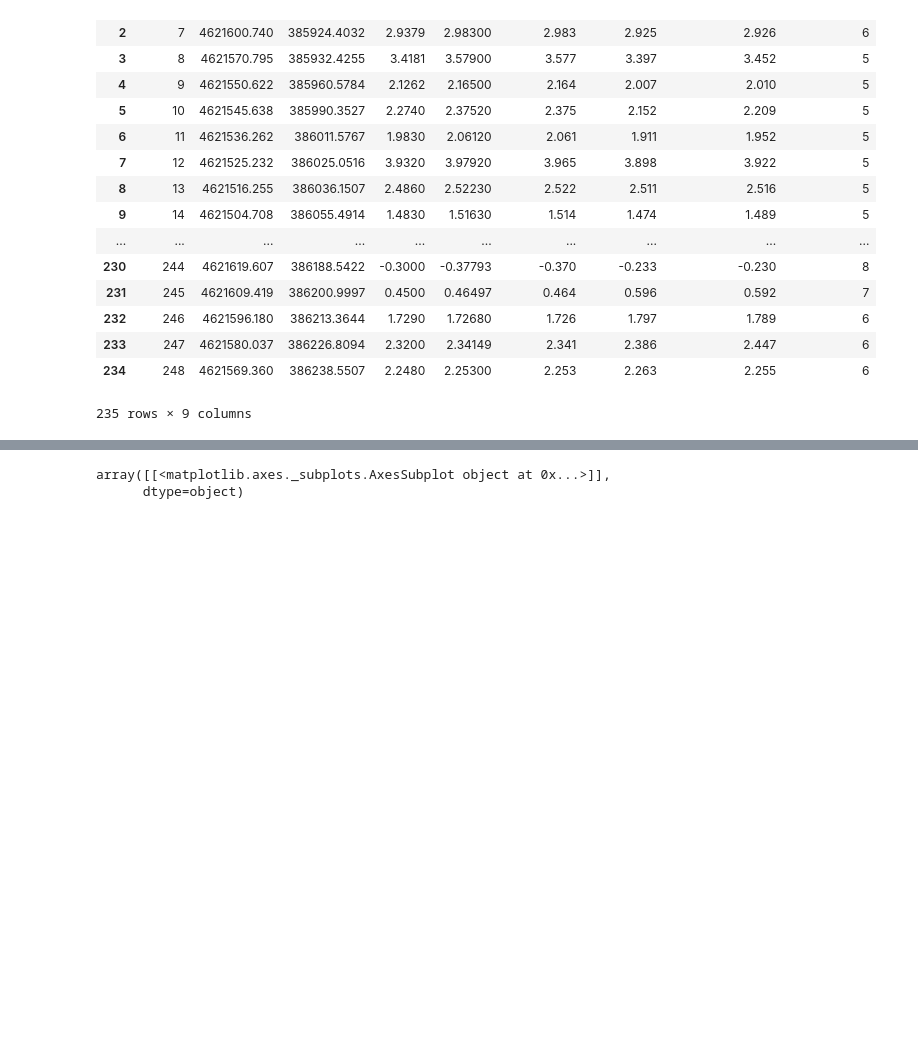
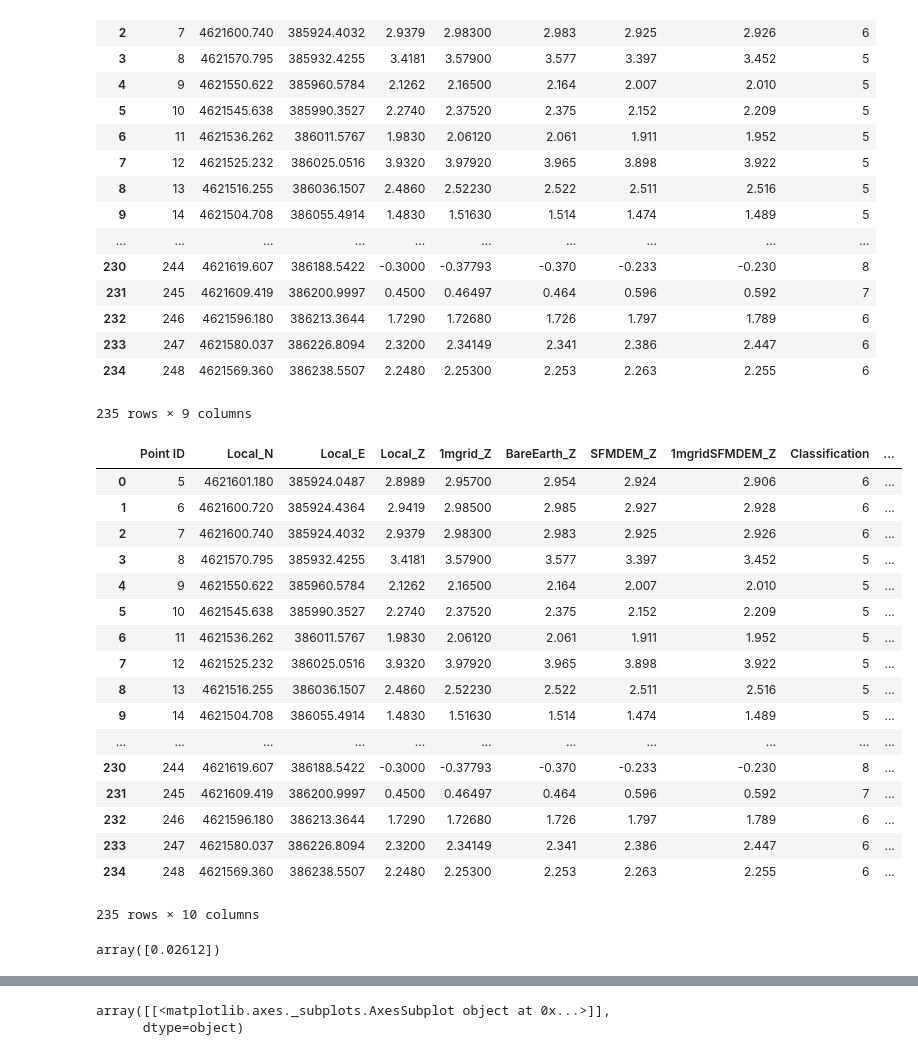
Before and after one commit to jxhigh/Learning_Python_in_Great_Marshes_Region, a Jupyter notebook: Compared_RTK_Elevations_with_1mgrid_SFM_DEM.ipynb, the cells around one changed output, grey strips where cells are left out. Saved outputs shown, nothing was run; the diff lists cells and outputs as text; code cells hidden in the pictures; blank space fills up the shorter version.

```diff
--- a/Compared_RTK_Elevations_with_1mgrid_SFM_DEM.ipynb
+++ b/Compared_RTK_Elevations_with_1mgrid_SFM_DEM.ipynb
@@ -722,6 +723,30 @@ Read:  235 lines.
 235 rows × 9 columns
 # %%
 df5['Elevation Difference'] = df5['1mgridSFMDEM_Z'] - df5['Local_Z']
+df5
+# %% [output]
+|  | Point ID | Local_N | Local_E | Local_Z | 1mgrid_Z | BareEarth_Z | SFMDEM_Z | 1mgridSFMDEM_Z | Classification | ... |
+| 0 | 5 | 4621601.180 | 385924.0487 | 2.8989 | 2.95700 | 2.954 | 2.924 | 2.906 | 6 | ... |
+| 1 | 6 | 4621600.720 | 385924.4364 | 2.9419 | 2.98500 | 2.985 | 2.927 | 2.928 | 6 | ... |
+| 2 | 7 | 4621600.740 | 385924.4032 | 2.9379 | 2.98300 | 2.983 | 2.925 | 2.926 | 6 | ... |
+| 3 | 8 | 4621570.795 | 385932.4255 | 3.4181 | 3.57900 | 3.577 | 3.397 | 3.452 | 5 | ... |
+| 4 | 9 | 4621550.622 | 385960.5784 | 2.1262 | 2.16500 | 2.164 | 2.007 | 2.010 | 5 | ... |
+| 5 | 10 | 4621545.638 | 385990.3527 | 2.2740 | 2.37520 | 2.375 | 2.152 | 2.209 | 5 | ... |
+| 6 | 11 | 4621536.262 | 386011.5767 | 1.9830 | 2.06120 | 2.061 | 1.911 | 1.952 | 5 | ... |
+| 7 | 12 | 4621525.232 | 386025.0516 | 3.9320 | 3.97920 | 3.965 | 3.898 | 3.922 | 5 | ... |
+| 8 | 13 | 4621516.255 | 386036.1507 | 2.4860 | 2.52230 | 2.522 | 2.511 | 2.516 | 5 | ... |
+| 9 | 14 | 4621504.708 | 386055.4914 | 1.4830 | 1.51630 | 1.514 | 1.474 | 1.489 | 5 | ... |
+| ... | ... | ... | ... | ... | ... | ... | ... | ... | ... | ... |
+| 230 | 244 | 4621619.607 | 386188.5422 | -0.3000 | -0.37793 | -0.370 | -0.233 | -0.230 | 8 | ... |
+| 231 | 245 | 4621609.419 | 386200.9997 | 0.4500 | 0.46497 | 0.464 | 0.596 | 0.592 | 7 | ... |
+| 232 | 246 | 4621596.180 | 386213.3644 | 1.7290 | 1.72680 | 1.726 | 1.797 | 1.789 | 6 | ... |
+| 233 | 247 | 4621580.037 | 386226.8094 | 2.3200 | 2.34149 | 2.341 | 2.386 | 2.447 | 6 | ... |
+| 234 | 248 | 4621569.360 | 386238.5507 | 2.2480 | 2.25300 | 2.253 | 2.263 | 2.255 | 6 | ... |
+235 rows × 10 columns
+# %%
+df2["Elevation Difference"].loc[df2["Point ID"]==155].values
+# %% [output]
+array([0.02612])
 # %%
 df5.describe()
 # %% [output]
```
Also changed, not shown: parts of 5 cells of this notebook.
